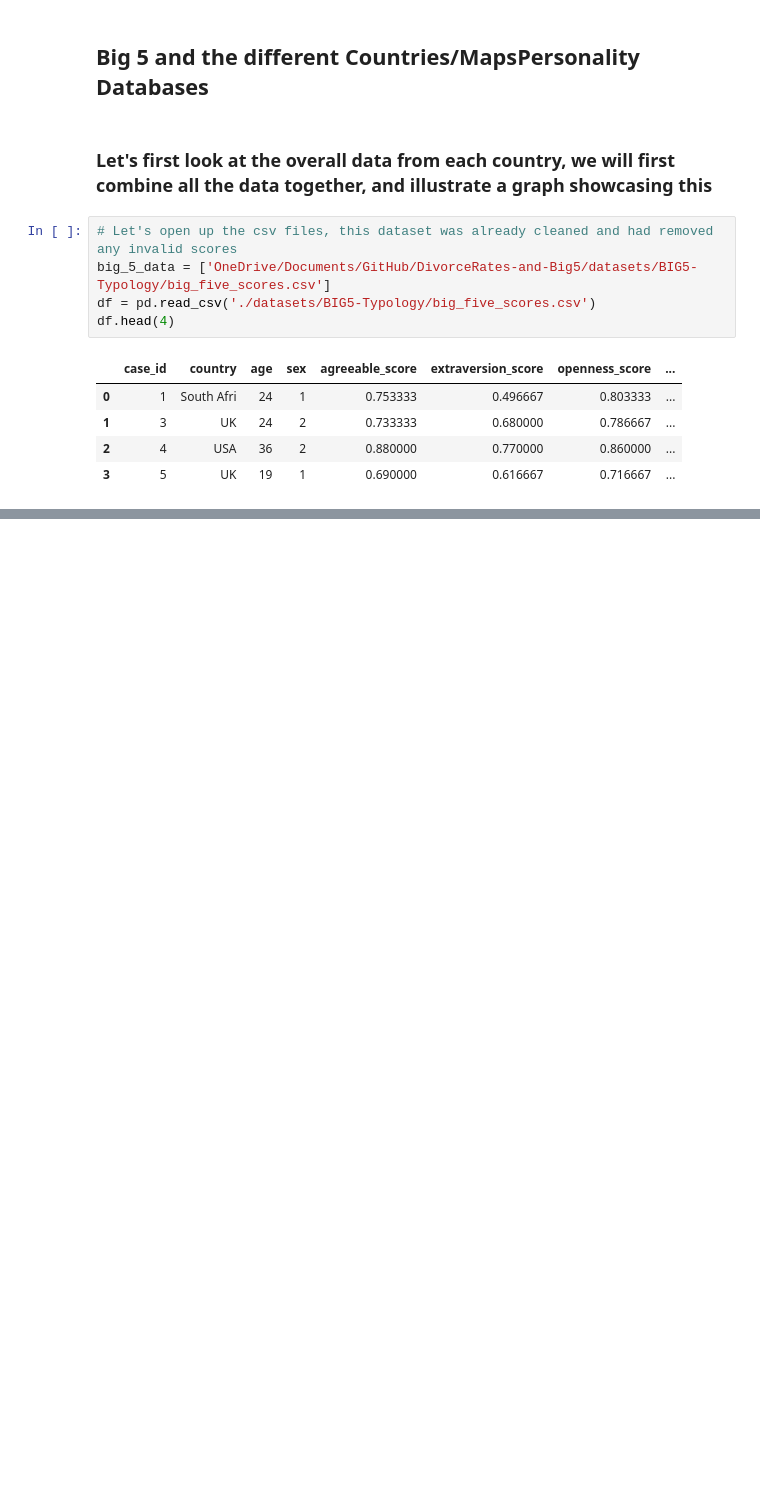
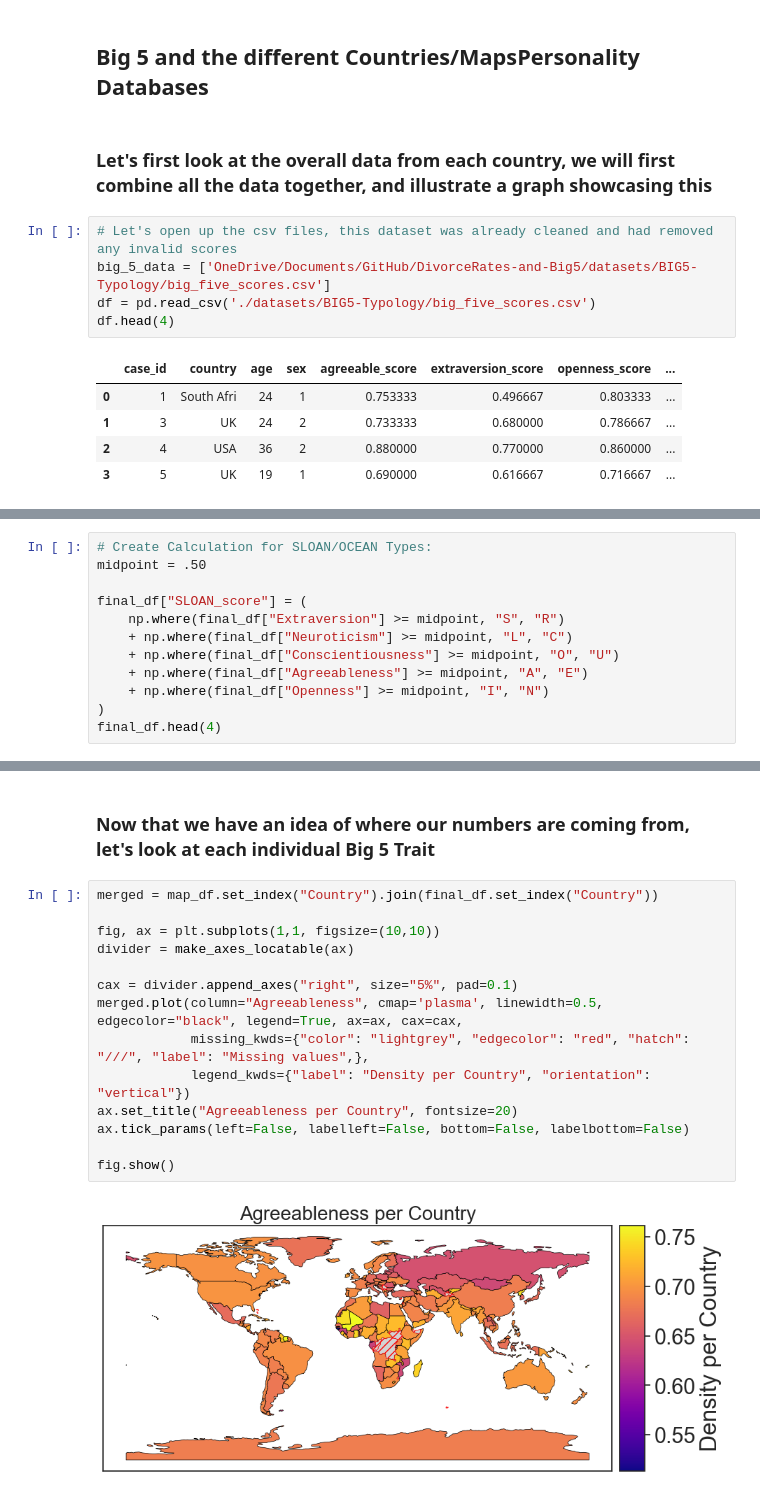
Before and after one commit to BellaIngenue/DivorceRates-and-Big5, a Jupyter notebook: Divorce-Big5.ipynb, the cells around one changed output, grey strips where cells are left out. Cells and saved outputs as stored; diff of their text form; blank space fills up the shorter version.

```diff
--- a/Divorce-Big5.ipynb
+++ b/Divorce-Big5.ipynb
@@ -144,0 +187,12 @@ countries_rank.T
+# %%
+# Create Calculation for SLOAN/OCEAN Types:
+midpoint = .50
+
+final_df["SLOAN_score"] = (
+    np.where(final_df["Extraversion"] >= midpoint, "S", "R")
+    + np.where(final_df["Neuroticism"] >= midpoint, "L", "C")
+    + np.where(final_df["Conscientiousness"] >= midpoint, "O", "U")
+    + np.where(final_df["Agreeableness"] >= midpoint, "A", "E")
+    + np.where(final_df["Openness"] >= midpoint, "I", "N")
+)
+final_df.head(4)
@@ -167,0 +237,18 @@ fig.show()
+# %% [markdown]
+### Now that we have an idea of where our numbers are coming from, let's look at each individual Big 5 Trait
+# %%
+merged = map_df.set_index("Country").join(final_df.set_index("Country"))
+
+fig, ax = plt.subplots(1,1, figsize=(10,10))
+divider = make_axes_locatable(ax)
+
+cax = divider.append_axes("right", size="5%", pad=0.1)
+merged.plot(column="Agreeableness", cmap='plasma', linewidth=0.5, edgecolor="black", legend=True, ax=ax, cax=cax,
+            missing_kwds={"color": "lightgrey", "edgecolor": "red", "hatch": "///", "label": "Missing values",},
+            legend_kwds={"label": "Density per Country", "orientation": "vertical"})
+ax.set_title("Agreeableness per Country", fontsize=20)
+ax.tick_params(left=False, labelleft=False, bottom=False, labelbottom=False)
+
+fig.show()
+# %% [output]
+[figure, added]
```
Also changed, not shown: parts of 29 cells of this notebook, 6 other files.
